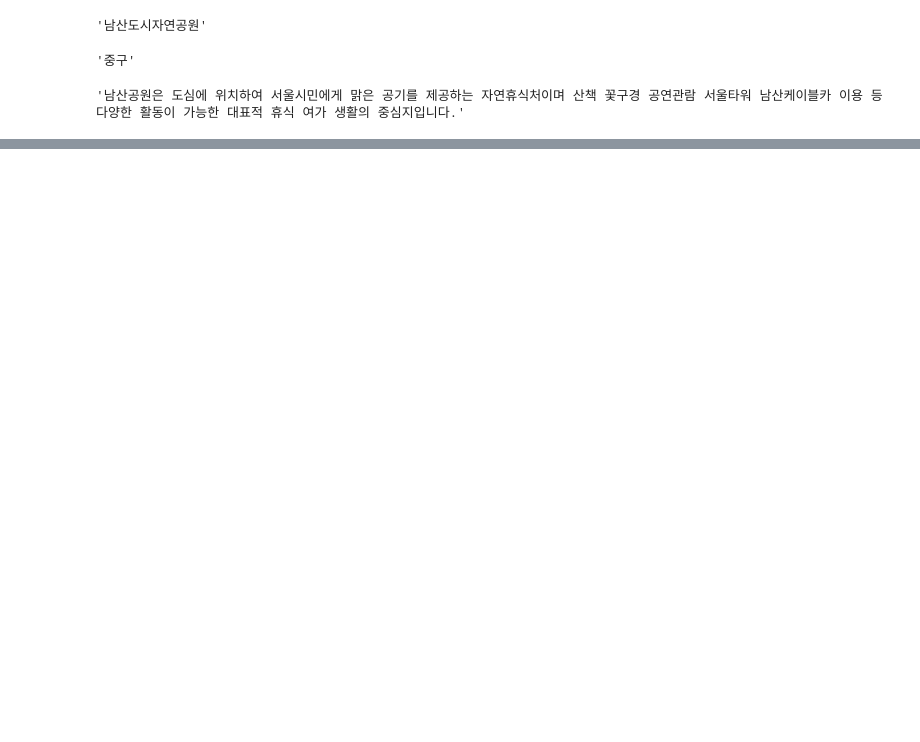
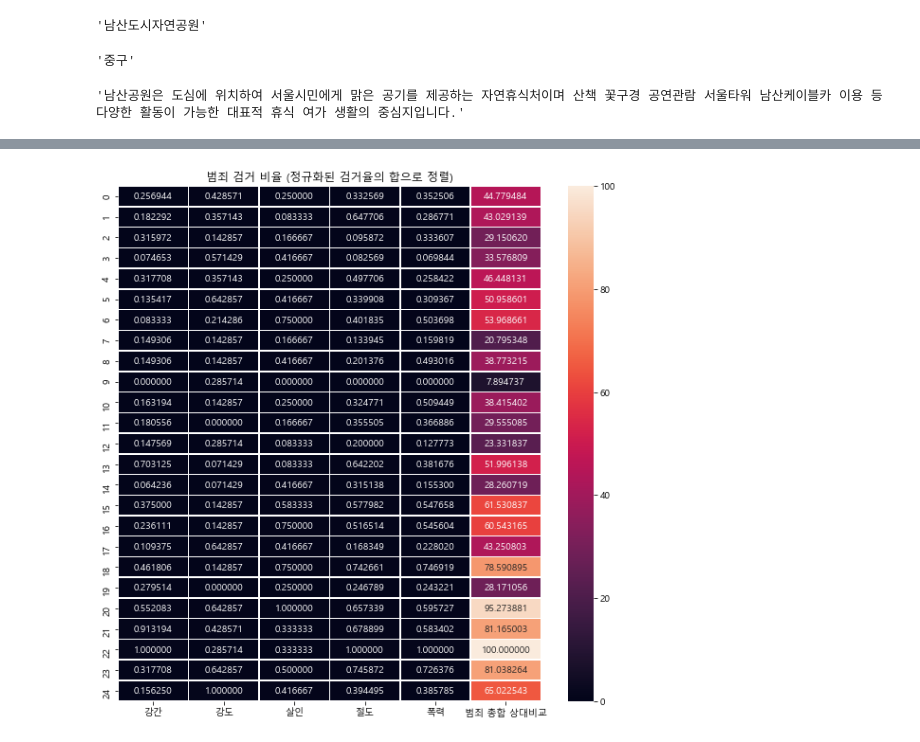
Before and after one commit to beegramin9/Flask, a Jupyter notebook: 3_module/test.ipynb, the cells around one changed output, grey strips where cells are left out. Cells and saved outputs as stored; diff of their text form; code cells hidden in the pictures; blank space fills up the shorter version.

```diff
--- a/3_module/test.ipynb
+++ b/3_module/test.ipynb
@@ -3 +1,18 @@ import pandas as pd
+# %%
+import pandas as pd
+import numpy as np
+
+import matplotlib.pyplot as plt
+import seaborn as sns
+
+import matplotlib as mpl
+import matplotlib.pyplot as plt
+
+%matplotlib inline
+# 폰트 설정
+mpl.rc('font', family='Malgun Gothic')
+# 유니코드에서  음수 부호설정
+mpl.rc('axes', unicode_minus=False)
+# 그래프 크기 고정
+plt.rcParams['figure.figsize'] = [10, 10]
 # %%
@@ -135,3 +154,8 @@ park_gu.head()
 | 2 | 2 | 서울대공원 | 과천시 | 경기도 과천시 대공원광장로 102 | 9132690.0 | 서울대공원은 세계 각국의 야생동물들이 살아 숨 쉬는 서울동물... | 37.436431 | 127.014098 | 대형 | 15 |
 | 3 | 3 | 서울숲 | 성동구 | 서울특별시 성동구 뚝섬로 273 (성수동1가) | 480994.0 | 당초 골프장 승마장 등이 있던 뚝섬일대를 주거업무 지역으로 ... | 37.543070 | 127.041799 | 중형 | 7 |
 | 4 | 4 | 월드컵공원 | 마포구 | 서울특별시 마포구 하늘공원로 84(월드컵공원) | 2284085.0 | 월드컵공원은 서울의 서쪽에 위치하여 1978년부터 1993년... | 37.572327 | 126.881889 | 대형 | 15 |
+# %%
+crime = pd.read_csv('./static/data/seoul/구별 상대비교_5대범죄.csv'
+,index_col='구별'
+)
+crime.head()
@@ -137,0 +170,9 @@ park_gu.head()
+# %%
+col = ['강간','강도','살인','절도','폭력','범죄 총합 상대비교']
+
+sns.heatmap(crime[col] , annot = True, fmt = 'f', linewidths = .5)
+
+plt.title('범죄 검거 비율 상대비교 (정규화된 검거율의 합으로 정렬)')
+plt.show()
+# %% [output]
+[figure, added]
```
Also changed, not shown: parts of 18 cells of this notebook, 24 other files.
